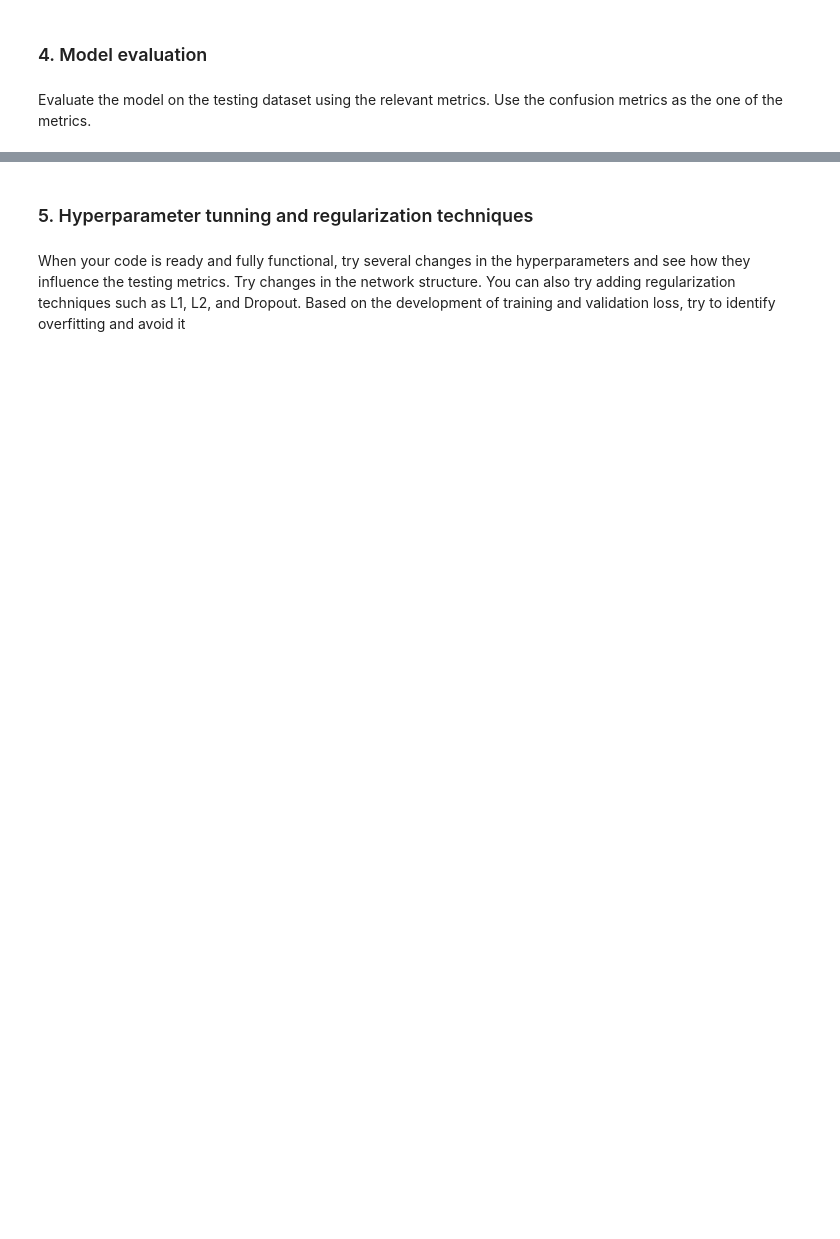
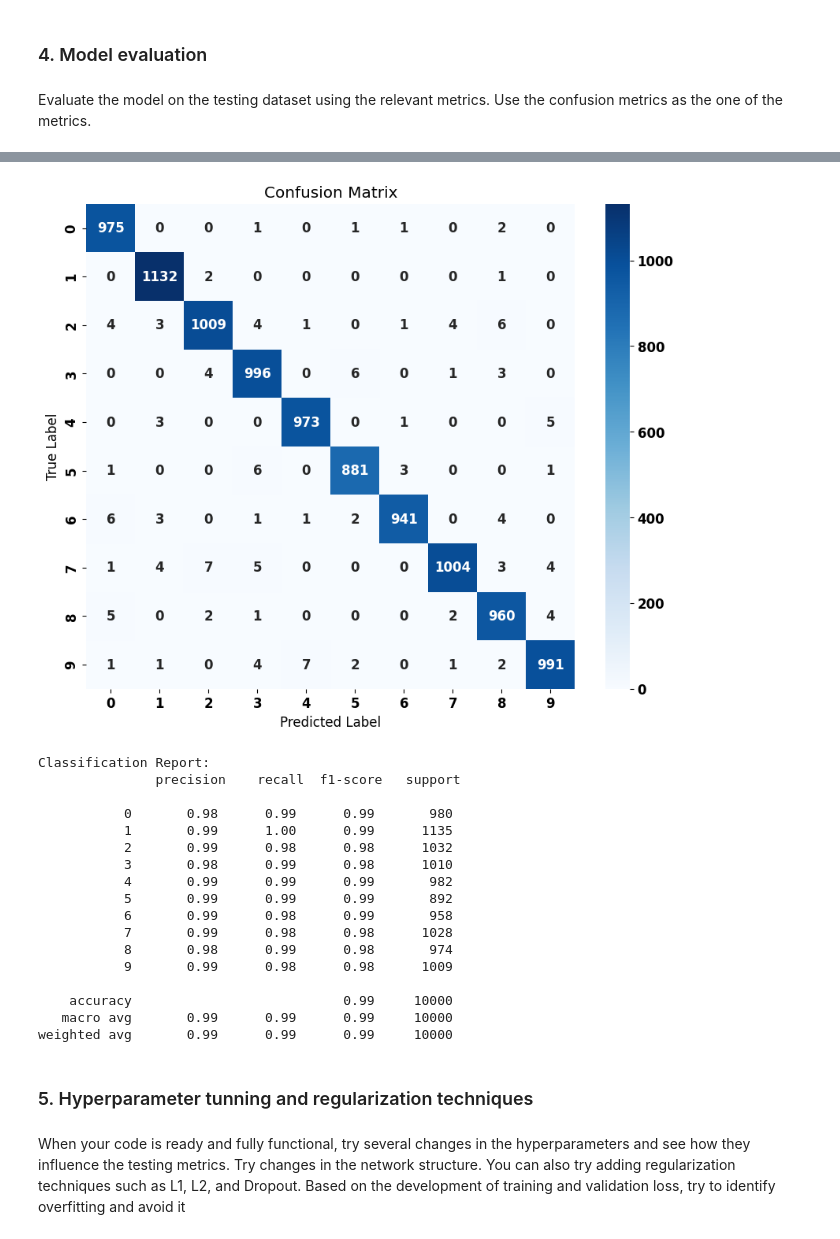
Before and after one commit to Darknessdark898/MLF, a Jupyter notebook: LAB6/Ex_07.ipynb, the cells around one changed output, grey strips where cells are left out. Drawn from its saved outputs; the diff is of its cells as text; code cells hidden in the pictures; blank space fills up the shorter version.

```diff
--- a/LAB6/Ex_07.ipynb
+++ b/LAB6/Ex_07.ipynb
@@ -251,6 +253,35 @@ Evaluate the model on the testing dataset using the relevant metrics. Use the co
 ###################################
 # Write your own code here #
 
+from sklearn.metrics import confusion_matrix, classification_report
+import seaborn as sns
+import numpy as np
+import matplotlib.pyplot as plt
+
+#X_test = X_test.astype('float32') / 255.0
+#X_test = X_test.reshape(-1, 28, 28, 1)
+
+#score = model.evaluate(X_test, y_test, verbose=0)
+#print(f'Test Loss: {score[0]:.4f}')
+#print(f'Test Accuracy: {score[1] * 100:.2f}%')
+
+labels = ['0', '1', '2', '3', '4', '5', '6', '7', '8', '9']
+
+y_pred = model.predict(X_test)
+y_pred_classes = np.argmax(y_pred, axis=1)
+y_true_classes = np.argmax(y_test, axis=1)
+
+conf_matrix = confusion_matrix(y_true_classes, y_pred_classes)
+
+plt.figure(figsize=(10, 8))
+sns.heatmap(conf_matrix, annot=True, fmt='d', cmap='Blues', xticklabels=labels, yticklabels=labels)
+plt.xlabel("Predicted Label")
+plt.ylabel("True Label")
+plt.title("Confusion Matrix")
+plt.show()
+
+print("\nClassification Report:\n", classification_report(y_true_classes, y_pred_classes))
 
 
 ###################################
+# %% [output]
@@ -257,3 +289,21 @@ Evaluate the model on the testing dataset using the relevant metrics. Use the co
+[figure, added]
+Classification Report:
+               precision    recall  f1-score   support
+
+           0       0.98      0.99      0.99       980
+           1       0.99      1.00      0.99      1135
+           2       0.99      0.98      0.98      1032
+           3       0.98      0.99      0.98      1010
+           4       0.99      0.99      0.99       982
+           5       0.99      0.99      0.99       892
+           6       0.99      0.98      0.99       958
+           7       0.99      0.98      0.98      1028
+           8       0.98      0.99      0.98       974
+           9       0.99      0.98      0.98      1009
+
+    accuracy                           0.99     10000
+   macro avg       0.99      0.99      0.99     10000
+weighted avg       0.99      0.99      0.99     10000
 # %% [markdown]
 ### 5. Hyperparameter tunning and regularization techniques
 # %% [markdown]
```
Also changed, not shown: parts of 5 cells of this notebook.
